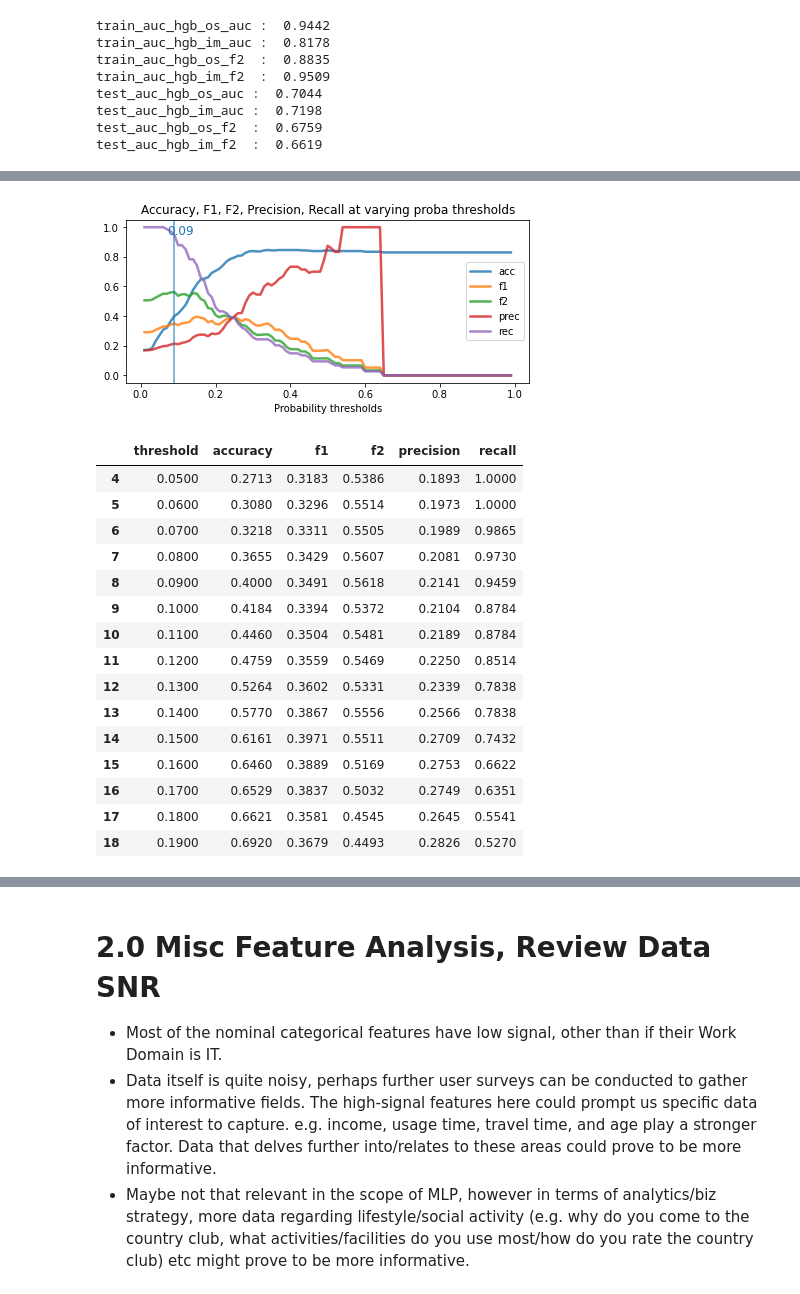
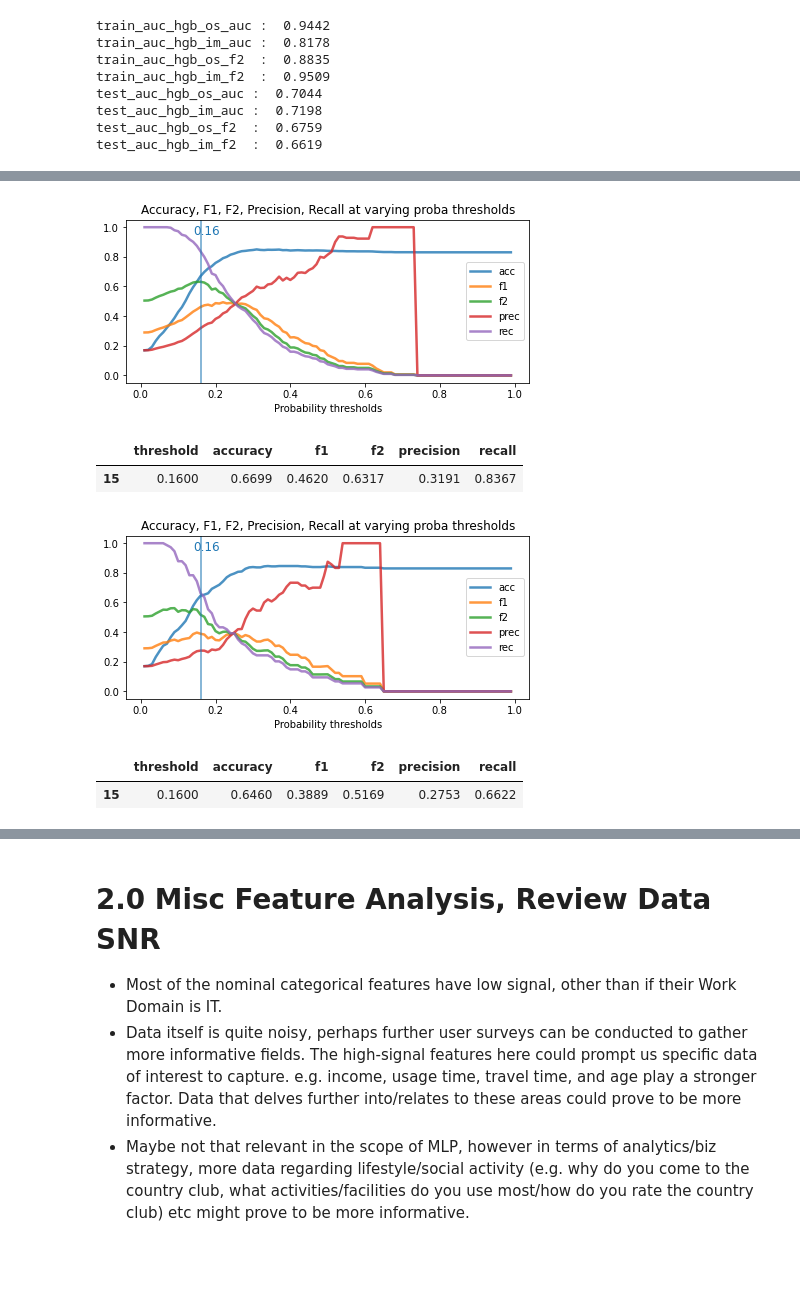
Before and after one commit to gammaraysky/aiap_mlp_raytune, a Jupyter notebook: mlp_f2_v_auc.ipynb, the cells around one changed output, grey strips where cells are left out. Saved outputs shown, nothing was run; the diff lists cells and outputs as text; code cells hidden in the pictures; blank space fills up the shorter version.

```diff
--- a/mlp_f2_v_auc.ipynb
+++ b/mlp_f2_v_auc.ipynb
@@ -612,22 +589,16 @@ proba_table[(proba_table['threshold']>0.05)&(proba_table['threshold']<0.069)]
 # %%
-proba_table = tune_for_recall(hgb_im_auc, X_test, y_test, 0.09)
-proba_table[(proba_table['threshold']>0.04)&(proba_table['threshold']<0.2)]
+# TRAIN
+proba_table = tune_for_recall(hgb_im_auc, X_train, y_train, 0.16)
+display(proba_table[(proba_table['threshold']>0.151)&(proba_table['threshold']<0.17)])
+
+# TEST
+proba_table = tune_for_recall(hgb_im_auc, X_test, y_test, 0.16)
+display(proba_table[(proba_table['threshold']>0.151)&(proba_table['threshold']<0.17)])
 # %% [output]
-[figure, old version]
+[figure, new version]
 |  | threshold | accuracy | f1 | f2 | precision | recall |
-| 4 | 0.0500 | 0.2713 | 0.3183 | 0.5386 | 0.1893 | 1.0000 |
-| 5 | 0.0600 | 0.3080 | 0.3296 | 0.5514 | 0.1973 | 1.0000 |
-| 6 | 0.0700 | 0.3218 | 0.3311 | 0.5505 | 0.1989 | 0.9865 |
-| 7 | 0.0800 | 0.3655 | 0.3429 | 0.5607 | 0.2081 | 0.9730 |
-| 8 | 0.0900 | 0.4000 | 0.3491 | 0.5618 | 0.2141 | 0.9459 |
-| 9 | 0.1000 | 0.4184 | 0.3394 | 0.5372 | 0.2104 | 0.8784 |
-| 10 | 0.1100 | 0.4460 | 0.3504 | 0.5481 | 0.2189 | 0.8784 |
-| 11 | 0.1200 | 0.4759 | 0.3559 | 0.5469 | 0.2250 | 0.8514 |
-| 12 | 0.1300 | 0.5264 | 0.3602 | 0.5331 | 0.2339 | 0.7838 |
-| 13 | 0.1400 | 0.5770 | 0.3867 | 0.5556 | 0.2566 | 0.7838 |
-| 14 | 0.1500 | 0.6161 | 0.3971 | 0.5511 | 0.2709 | 0.7432 |
-| 15 | 0.1600 | 0.6460 | 0.3889 | 0.5169 | 0.2753 | 0.6622 |
-| 16 | 0.1700 | 0.6529 | 0.3837 | 0.5032 | 0.2749 | 0.6351 |
-| 17 | 0.1800 | 0.6621 | 0.3581 | 0.4545 | 0.2645 | 0.5541 |
-| 18 | 0.1900 | 0.6920 | 0.3679 | 0.4493 | 0.2826 | 0.5270 |
+| 15 | 0.1600 | 0.6699 | 0.4620 | 0.6317 | 0.3191 | 0.8367 |
+[figure, added]
+|  | threshold | accuracy | f1 | f2 | precision | recall |
+| 15 | 0.1600 | 0.6460 | 0.3889 | 0.5169 | 0.2753 | 0.6622 |
 # %%
```
Also changed, not shown: parts of 15 cells of this notebook.
